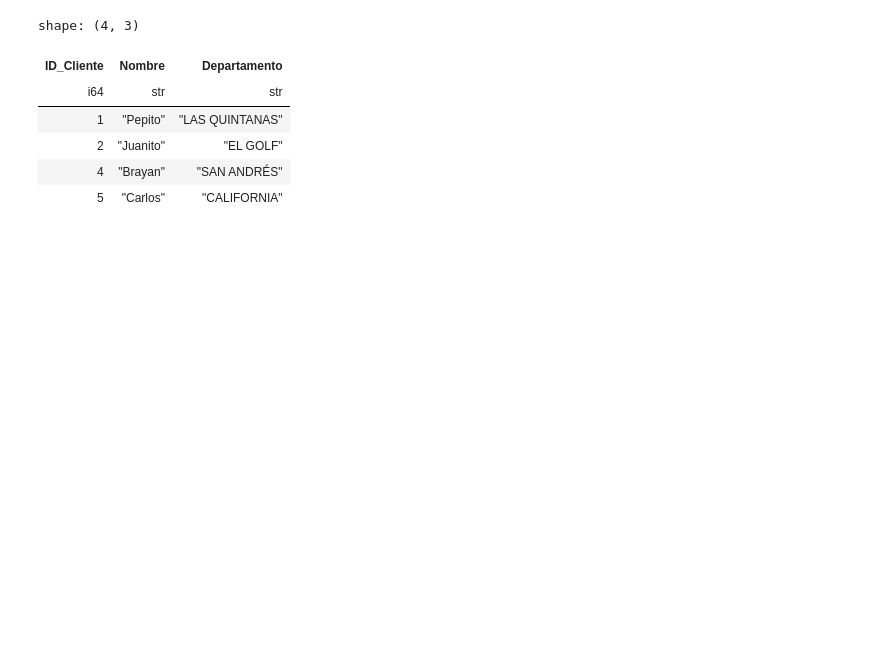
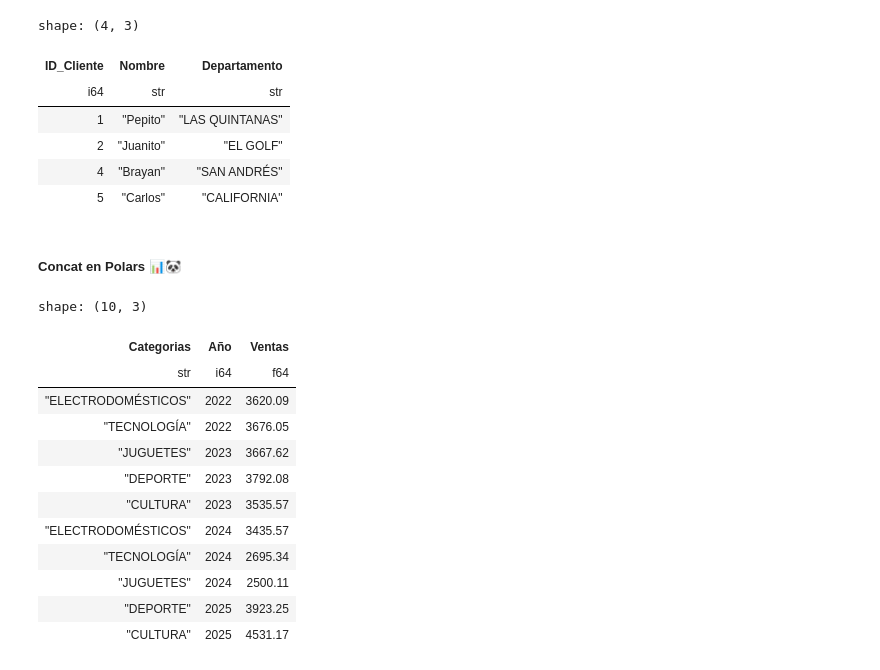
Before and after one commit to BrayanR03/Fundamentos-Pandas-y-Polars, a Jupyter notebook: polars/06_manipulacion_datos_polars.ipynb, the cells around one changed output. Cells and saved outputs as stored; diff of their text form; code cells hidden in the pictures; blank space fills up the shorter version.

```diff
--- a/polars/06_manipulacion_datos_polars.ipynb
+++ b/polars/06_manipulacion_datos_polars.ipynb
@@ -975,3 +975,5 @@ shape: (4, 3)
 | 2 | "Juanito" | "EL GOLF" |
 | 4 | "Brayan" | "SAN ANDRÉS" |
 | 5 | "Carlos" | "CALIFORNIA" |
+# %% [markdown]
+##### Concat en Polars 📊🐼
@@ -977,0 +1035,42 @@ shape: (4, 3)
+# %%
+#### 💡 EJEMPLO 1 (UNIFICACIÓN DE DATAFRAMES A NIVEL COLUMNAR - VERTICAL)
+df_ejemplo_1 = pl.concat([df_uno,df_dos],how="vertical")
+# df_ejemplo_1.shape[0] ## Cantidad de registros: 10
+# df_ejemplo_1.head(10)
+
+#### 💡 EJEMPLO 2 (UNIFICACIÓN DE DATAFRAMES A NIVEL COLUMNAR - HORIZONTAL)
+##----- PARA LA UNIÓN EN HORIZONTAL, NO DEBEN EXISTIR COLUMNAS CON NOMBRE IGUALES
+df_ejemplo_2 = pl.concat([df_uno,df_tres],how="horizontal")
+# df_ejemplo_2.shape[0] ## Cantidad de registros: 5
+# df_ejemplo_2.head(10)
+
+#### 💡 EJEMPLO 3 (UNIFICACIÓN DE DATAFRAMES A NIVEL COLUMNAR - DIAGONAL)
+df_ejemplo_3 = pl.concat([df_uno,df_tres],how="diagonal")
+# df_ejemplo_3.shape[0] ## Cantidad de registros: 10
+# df_ejemplo_3.head(10)
+
+# #### 💡 EJEMPLO 4 (UNIFICACIÓN DE DATAFRAMES A NIVEL COLUMNAR - VERTICAL) ⬅️ CON DIFERENTES NOMBRES
+
+# ##---- PASO A). RENOMBRAR LAS COLUMNAS
+# df_cuatro = df_cuatro.rename({"Cat":"Categorias","Años":"Año","Vent":"Ventas"}) ##⬅️ EJECUTAMOS UNA SOLA VEZ
+# df_cuatro.head()
+
+# ##---- PASO B). UNIFICAR DATASETS/DATAFRAMES
+
+df_ejemplo_4 = pl.concat([df_uno,df_cuatro],how="vertical")
+# df_ejemplo_4.shape[0] ## Cantidad de registros: 10
+# df_ejemplo_4.head(10)
+# %% [output]
+shape: (10, 3)
+| Categorias | Año | Ventas |
+| str | i64 | f64 |
+| "ELECTRODOMÉSTICOS" | 2022 | 3620.09 |
+| "TECNOLOGÍA" | 2022 | 3676.05 |
+| "JUGUETES" | 2023 | 3667.62 |
+| "DEPORTE" | 2023 | 3792.08 |
+| "CULTURA" | 2023 | 3535.57 |
+| "ELECTRODOMÉSTICOS" | 2024 | 3435.57 |
+| "TECNOLOGÍA" | 2024 | 2695.34 |
+| "JUGUETES" | 2024 | 2500.11 |
+| "DEPORTE" | 2025 | 3923.25 |
+| "CULTURA" | 2025 | 4531.17 |
```
Also changed, not shown: parts of 2 cells of this notebook, 1 other file.
